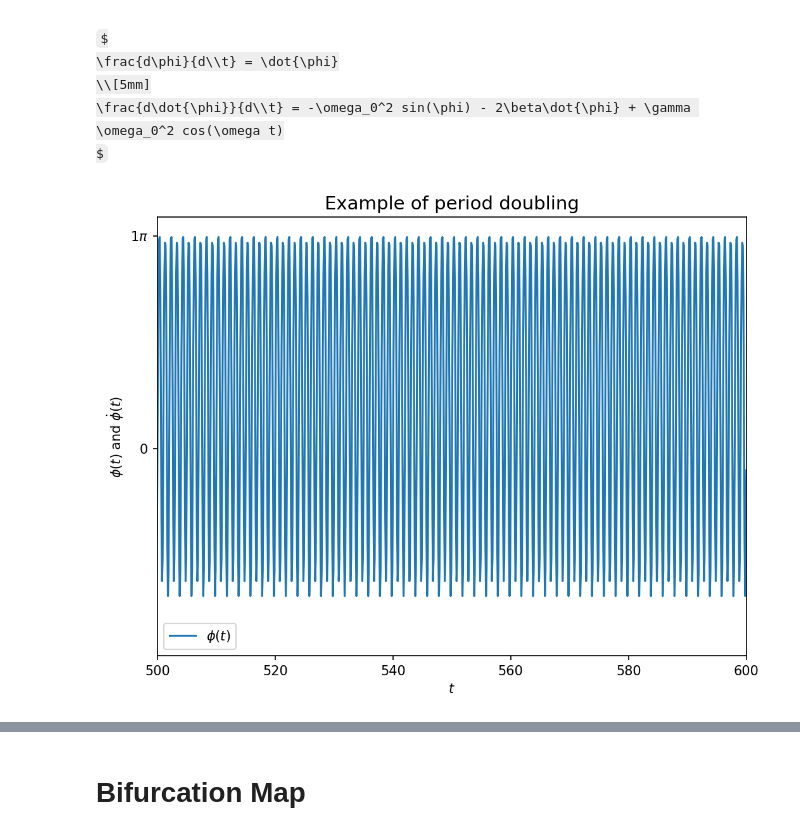
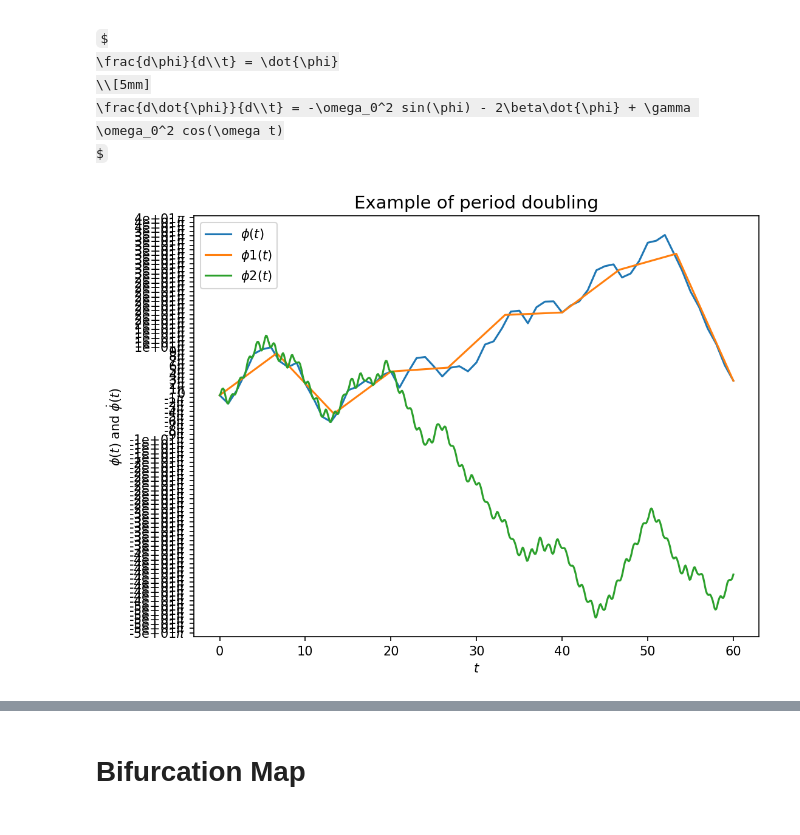
Before and after one commit to henpai91/DPP_Chaos, a Jupyter notebook: notebook.ipynb, the cells around one changed output, grey strips where cells are left out. Drawn from its saved outputs; the diff is of its cells as text; code cells hidden in the pictures; some formulas as TeX source.

Commit message:
Good efficiency gains! Fewer t_eval points still makes for the same points

```diff
--- a/notebook.ipynb
+++ b/notebook.ipynb
@@ -48,33 +48,57 @@ omega0 =  1.5*omega      # Natural frequency
 beta = omega0/8         # Damping parameter
 
 t_start = 0
-t_end = 200
-t_eval = np.linspace(t_start,t_end,6001)
+t_end = 60
+t_eval = np.linspace(t_start,t_end,61)
+
+t_start = 0
+t_end = 60
+t_eval1 = np.linspace(t_start,t_end,10)
+
+t_start = 0
+t_end = 60
+t_eval2 = np.linspace(t_start,t_end,601)
 # %%
 sol = integrate.solve_ivp(eom_dpp,t_span = (t_start,t_end), y0=state0,
-                          t_eval=t_eval,atol=1e-16, rtol=1e-16,args=(beta,gamma,omega0,omega))
+                          t_eval=t_eval,atol=1e-14, rtol=1e-16,args=(beta,gamma,omega0,omega))
 
 phi = sol.y[0]
 phi_dot = sol.y[1]
 t = sol.t
+
+sol = integrate.solve_ivp(eom_dpp,t_span = (t_start,t_end), y0=state0,
+                          t_eval=t_eval1,atol=1e-14, rtol=1e-16,args=(beta,gamma,omega0,omega))
+
+phi1 = sol.y[0]
+phi_dot1 = sol.y[1]
+t1 = sol.t
+
+sol = integrate.solve_ivp(eom_dpp,t_span = (t_start,t_end), y0=state0,
+                          t_eval=t_eval2,atol=1e-16, rtol=1e-16,args=(beta,gamma,omega0,omega))
+
+phi2 = sol.y[0]
+phi_dot2 = sol.y[1]
+t2 = sol.t
 # %%
 f,ax = plt.subplots(figsize=(8,6),dpi=150)
 
 ax.plot(t_eval,phi, label='$\phi(t)$')
-#ax.plot(t,phi_dot/(2*np.pi), label = '$\dot{\phi}(t)$')
+ax.plot(t_eval1,phi1, label='$\phi1(t)$')
+ax.plot(t_eval2,phi2, label='$\phi2(t)$')
+
 
 ax.set_title("Example of period doubling",fontsize=14)
 ax.set_xlabel("$t$")
 ax.set_ylabel("$\phi(t)$ and $\dot{\phi}(t)$"); # No idea why I need \\theta
 ax.legend()
-ax.set_xlim([500,600])
+#ax.set_xlim([0,600])
 # For setting the y-axis in units of pi
 ax.yaxis.set_major_formatter(FuncFormatter(
    lambda val,pos: '{:.0g}$\pi$'.format(val/np.pi) if val !=0 else '0'
 ))
 ax.yaxis.set_major_locator(MultipleLocator(base=np.pi))
 # %% [output]
-[figure, old version]
+[figure, new version]
 # %%
 f,ax = plt.subplots(figsize=(8,6),dpi=150)
 
```
Also changed, not shown: parts of 1 cell of this notebook.
